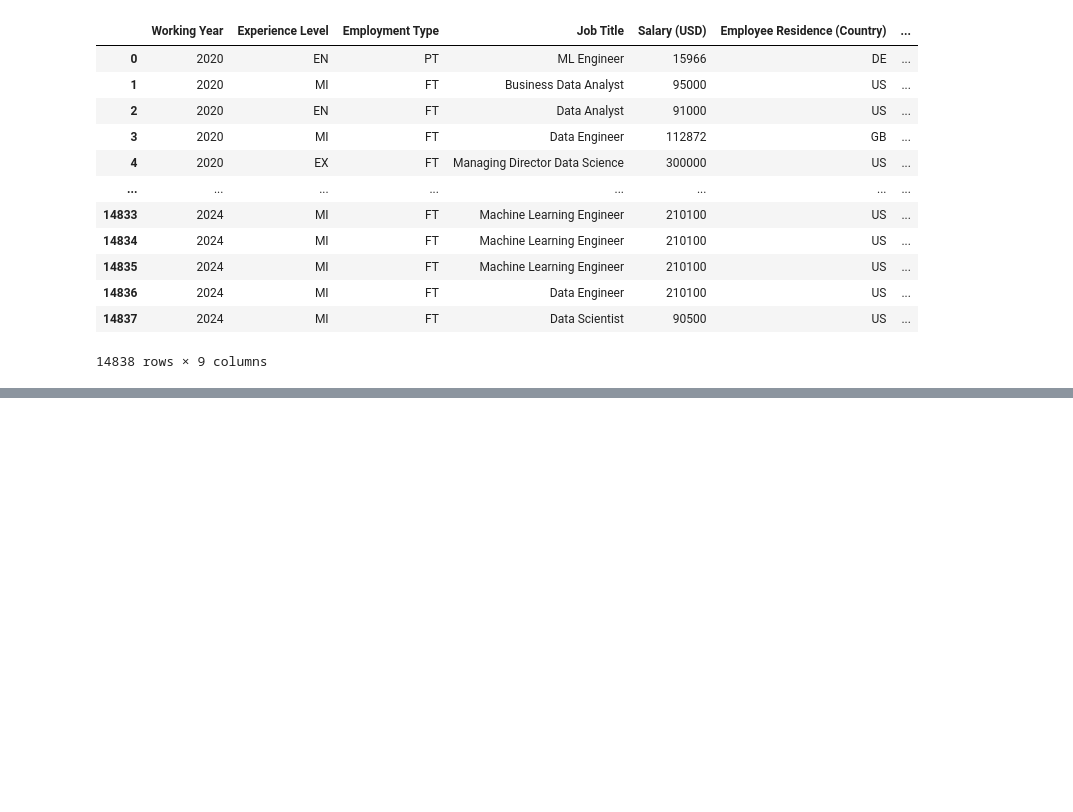
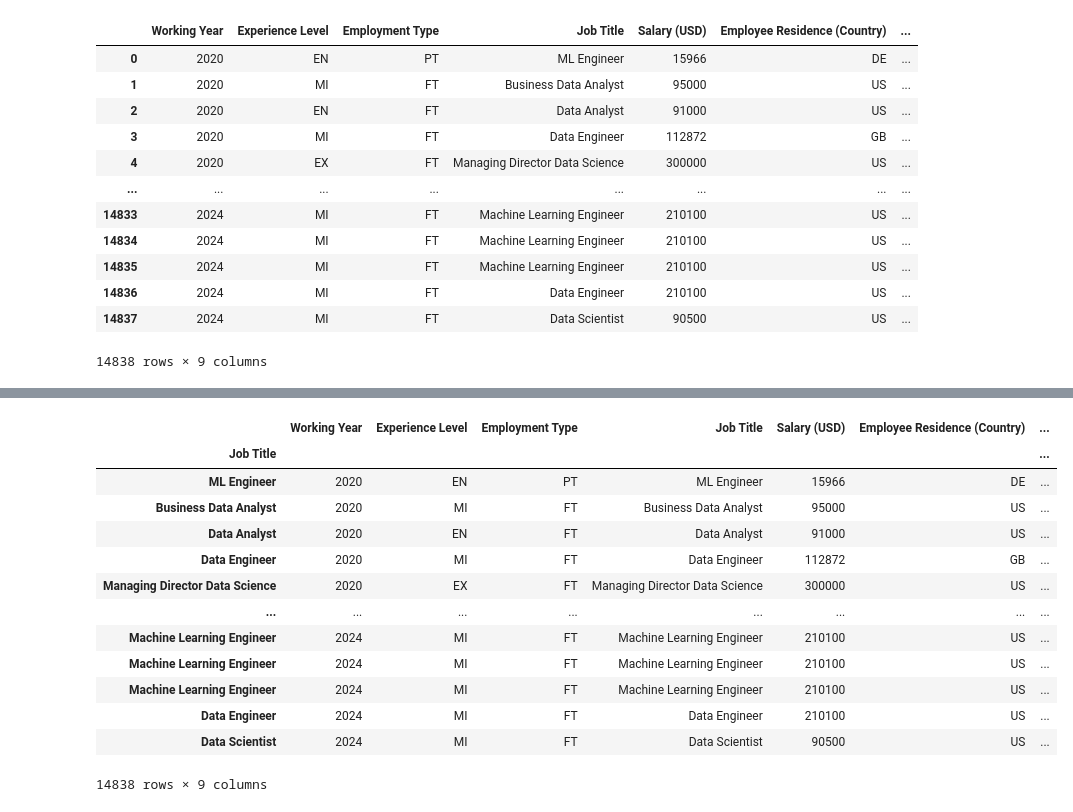
Before and after one commit to chadhollman/data-analyst-job-trends-2020-2024, a Jupyter notebook: Dataframe.ipynb, the cells around one changed output, grey strips where cells are left out. Cells and saved outputs as stored; diff of their text form; code cells hidden in the pictures; blank space fills up the shorter version.

```diff
--- a/Dataframe.ipynb
+++ b/Dataframe.ipynb
@@ -44,0 +88,19 @@ cleaned_renamed.reset_index(drop = True)
+# %%
+# Make "Job Title" column the index name and keep "Job Title" column for parsing below
+cleaned_renamed = cleaned_renamed.set_index("Job Title", drop = False)
+cleaned_renamed
+# %% [output]
+|  | Working Year | Experience Level | Employment Type | Job Title | Salary (USD) | Employee Residence (Country) | ... |
+| Job Title |  |  |  |  |  |  | ... |
+| ML Engineer | 2020 | EN | PT | ML Engineer | 15966 | DE | ... |
+| Business Data Analyst | 2020 | MI | FT | Business Data Analyst | 95000 | US | ... |
+| Data Analyst | 2020 | EN | FT | Data Analyst | 91000 | US | ... |
+| Data Engineer | 2020 | MI | FT | Data Engineer | 112872 | GB | ... |
+| Managing Director Data Science | 2020 | EX | FT | Managing Director Data Science | 300000 | US | ... |
+| ... | ... | ... | ... | ... | ... | ... | ... |
+| Machine Learning Engineer | 2024 | MI | FT | Machine Learning Engineer | 210100 | US | ... |
+| Machine Learning Engineer | 2024 | MI | FT | Machine Learning Engineer | 210100 | US | ... |
+| Machine Learning Engineer | 2024 | MI | FT | Machine Learning Engineer | 210100 | US | ... |
+| Data Engineer | 2024 | MI | FT | Data Engineer | 210100 | US | ... |
+| Data Scientist | 2024 | MI | FT | Data Scientist | 90500 | US | ... |
+14838 rows × 9 columns
```
Also changed, not shown: parts of 16 cells of this notebook.
